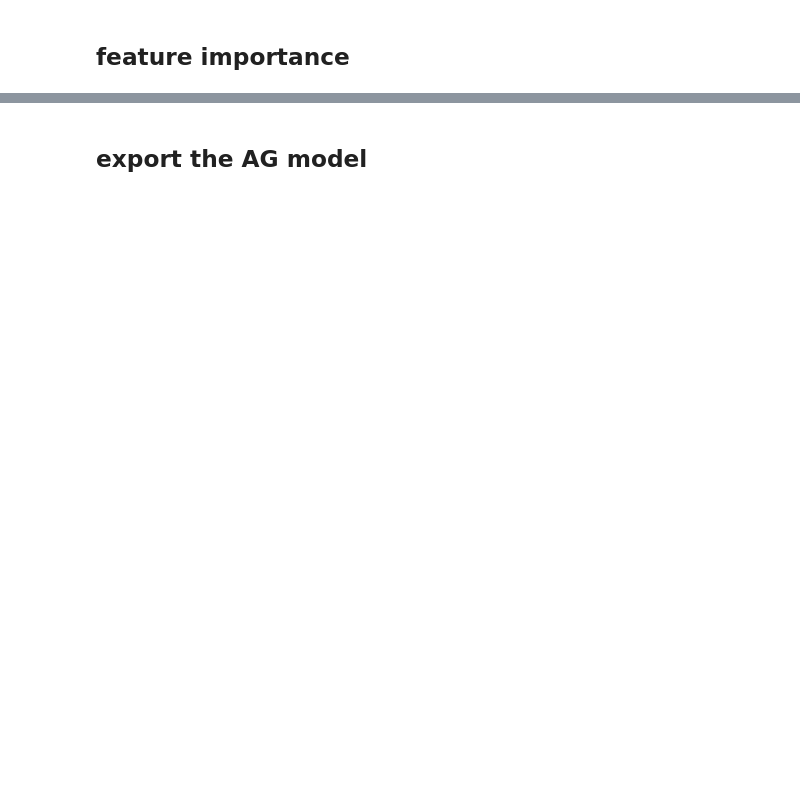
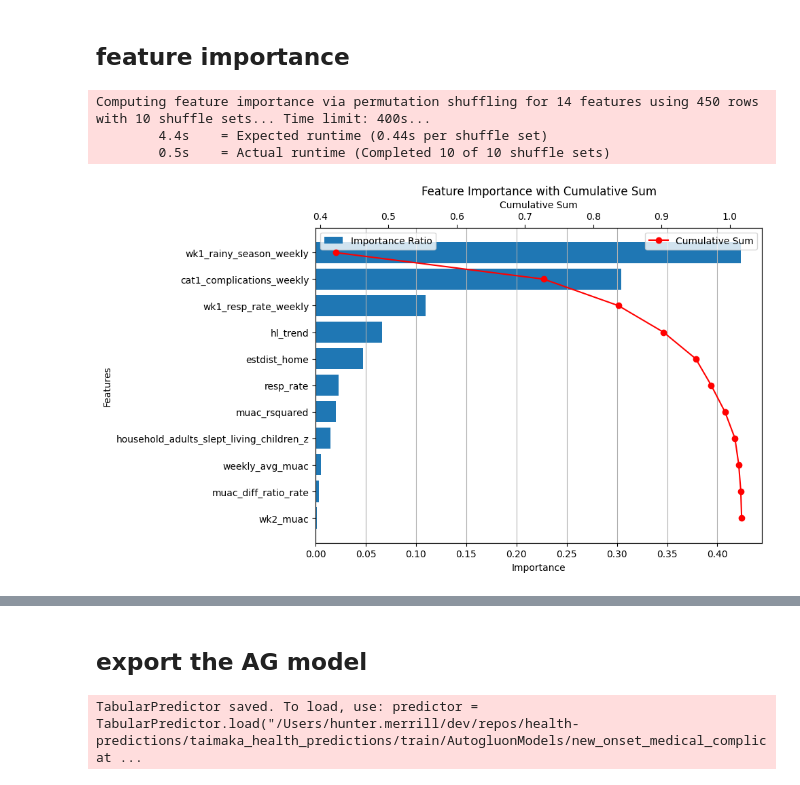
Before and after one commit to The-Taimaka-Project/health-predictions, a Jupyter notebook: taimaka_health_predictions/train/train_new_onset_medical_complication.ipynb, the cells around one changed output, grey strips where cells are left out. Saved outputs shown, nothing was run; the diff lists cells and outputs as text; code cells hidden in the pictures; blank space fills up the shorter version.

Commit message:
hunter ran the notebook on his laptop

```diff
--- a/taimaka_health_predictions/train/train_new_onset_medical_complication.ipynb
+++ b/taimaka_health_predictions/train/train_new_onset_medical_complication.ipynb
@@ -134,12 +224,14 @@ top_features = ['hl_trend', 'weekly_avg_muac', 'wk2_muac', 'estdist_home', 'wk1_
 
 # Separate features (X) and target (y)
 
-#X = detn_admit_only[top_features]
-#y = detn_admit_only[label]
+# X = detn_admit_only[top_features]
+# y = detn_admit_only[label]
 
 X = detn_filtered[top_features]
 y = detn_filtered[label]
 # Perform train-test split
-X_train, X_test, y_train, y_test = train_test_split(X, y, test_size=0.25, random_state=43) # Adjust test_size and random_state as needed
+X_train, X_test, y_train, y_test = train_test_split(
+    X, y, test_size=0.25, random_state=43
+)  # Adjust test_size and random_state as needed
 
 print(X_train.shape, X_test.shape, y_train.shape, y_test.shape)
@@ -146,5 +240,7 @@ print(X_train.shape, X_test.shape, y_train.shape, y_test.shape)
 # %%
-AG_PATH = f'AutogluonModels/{label}'
+AG_PATH = f"AutogluonModels/{label}"
 train_data = TabularDataset(X_train.join(y_train))
-predictor = TabularPredictor(label=label,eval_metric='f1',path=AG_PATH).fit(train_data,time_limit=300,presets='medium_quality')
-#predictor = TabularPredictor(label=label,eval_metric='f1',path=AG_PATH).fit(train_data,time_limit=600,presets='good_quality')
+predictor = TabularPredictor(label=label, eval_metric="f1", path=AG_PATH).fit(
+    train_data, time_limit=300, presets="medium_quality"
+)
+# predictor = TabularPredictor(label=label,eval_metric='f1',path=AG_PATH).fit(train_data,time_limit=600,presets='good_quality')
@@ -163,34 +287,60 @@ print(f1_score(y_test,y_pred))
 # %% [markdown]
 ## feature importance
 # %%
-autogluon_feature_importance = predictor.feature_importance(test_data2,subsample_size=1000,time_limit=400)
-autogluon_feature_importance['cumsum'] = autogluon_feature_importance['importance'].cumsum()/autogluon_feature_importance['importance'].sum()
-autogluon_feature_importance['importance_ratio'] = autogluon_feature_importance['importance']/autogluon_feature_importance['importance'].sum()
-autogluon_feature_importance[['cumsum','importance_ratio']]
+autogluon_feature_importance = predictor.feature_importance(
+    test_data2, subsample_size=1000, time_limit=400
+)
+autogluon_feature_importance["cumsum"] = (
+    autogluon_feature_importance["importance"].cumsum()
+    / autogluon_feature_importance["importance"].sum()
+)
+autogluon_feature_importance["importance_ratio"] = (
+    autogluon_feature_importance["importance"]
+    / autogluon_feature_importance["importance"].sum()
+)
+autogluon_feature_importance[["cumsum", "importance_ratio"]]
 
 fig, ax1 = plt.subplots(figsize=(10, 6))
 
 # Bar plot on the primary y-axis
-autogluon_feature_importance_filtered = autogluon_feature_importance[autogluon_feature_importance['importance']>0]
-ax1.barh(autogluon_feature_importance_filtered.index, autogluon_feature_importance_filtered['importance_ratio'], label='Importance Ratio')
-ax1.set_xlabel('Importance')
-ax1.set_ylabel('Features')
-ax1.set_title('Feature Importance with Cumulative Sum')
-ax1.legend(loc='upper left') # specify location for the first legend
-ax1.grid(True, axis='x') # gridlines only on the x-axis for the bar plot
+autogluon_feature_importance_filtered = autogluon_feature_importance[
+    autogluon_feature_importance["importance"] > 0
+]
+ax1.barh(
+    autogluon_feature_importance_filtered.index,
+    autogluon_feature_importance_filtered["importance_ratio"],
+    label="Importance Ratio",
+)
+ax1.set_xlabel("Importance")
+ax1.set_ylabel("Features")
+ax1.set_title("Feature Importance with Cumulative Sum")
+ax1.legend(loc="upper left")  # specify location for the first legend
+ax1.grid(True, axis="x")  # gridlines only on the x-axis for the bar plot
 ax1.invert_yaxis()
 
 # Create a secondary y-axis
 ax2 = ax1.twiny()
 
 # Line plot on the secondary y-axis
-ax2.plot(autogluon_feature_importance_filtered['cumsum'], autogluon_feature_importance_filtered.index, marker='o', linestyle='-', color='red', label='Cumulative Sum')
-ax2.set_xlabel('Cumulative Sum')
-ax2.legend(loc='upper right') # specify location for the second legend
+ax2.plot(
+    autogluon_feature_importance_filtered["cumsum"],
+    autogluon_feature_importance_filtered.index,
+    marker="o",
+    linestyle="-",
+    color="red",
+    label="Cumulative Sum",
+)
+ax2.set_xlabel("Cumulative Sum")
+ax2.legend(loc="upper right")  # specify location for the second legend
 
 # Improve layout
 fig.tight_layout()
 plt.show()
+# %% [output]
+Computing feature importance via permutation shuffling for 14 features using 450 rows with 10 shuffle sets... Time limit: 400s...
+        4.4s    = Expected runtime (0.44s per shuffle set)
+        0.5s    = Actual runtime (Completed 10 of 10 shuffle sets)
+[figure, added]
 # %% [markdown]
 0.1.0 ![image.png](embedded-picture-1)
 # %% [markdown]
@@ -200,7 +350,9 @@ VERSION = "0.1.0"
 
 metadata = {
     "version": VERSION,
-    "inputs": autogluon_feature_importance.sort_values(by='importance',ascending=False).index.tolist(),
+    "inputs": autogluon_feature_importance.sort_values(
+        by="importance", ascending=False
+    ).index.tolist(),
     "outputs": "chance of new onset medical complication, referral to inpatient treatment with a cat1 medical severity",
     "description": (
         "Predicts chance of new onset medical complication health complication  given the latest 3 weeks of patient weekly (raw and processed) data plus their admission data.  Medical complication is defined as a 'cat1' complication (see vars in raw ODK data with cat1_ prefix)"
@@ -213,4 +365,6 @@ metadata = {
 
 path = f"{MODEL_DIR}{label}not1/{VERSION}/model.tar.gz"
 
-#do_storage.to_autogluon_tarball(predictor, model_metadata=metadata, path=path)
+do_storage.to_autogluon_tarball(predictor, model_metadata=metadata, path=path)
+# %% [output]
+TabularPredictor saved. To load, use: predictor = TabularPredictor.load("/Users/hunter.merrill/dev/repos/health-predictions/taimaka_health_predictions/train/AutogluonModels/new_onset_medical_complicat ...
```
Also changed, not shown: parts of 24 cells of this notebook.
